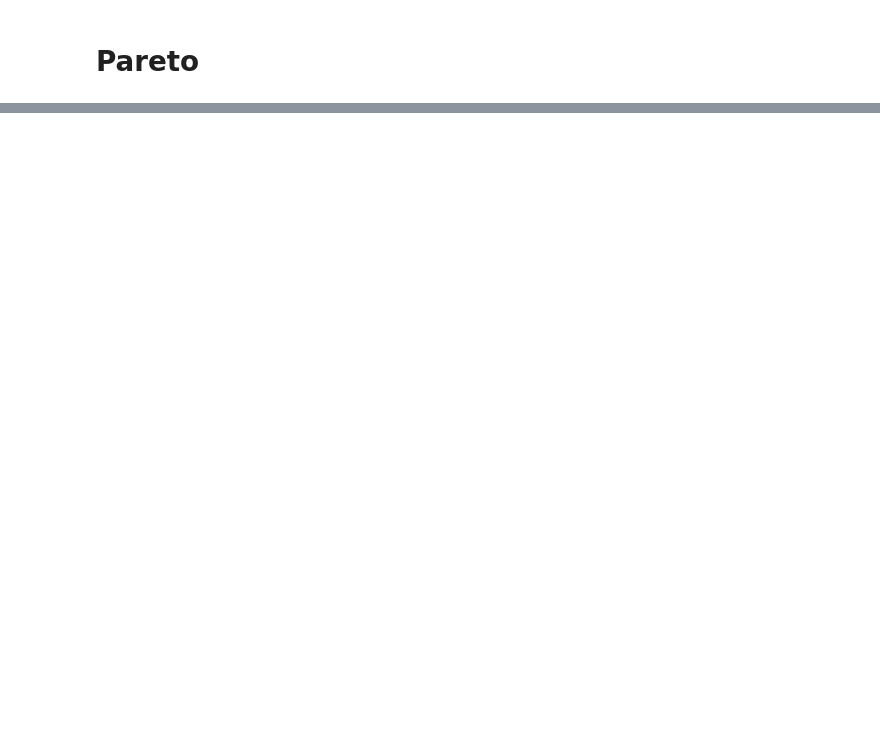
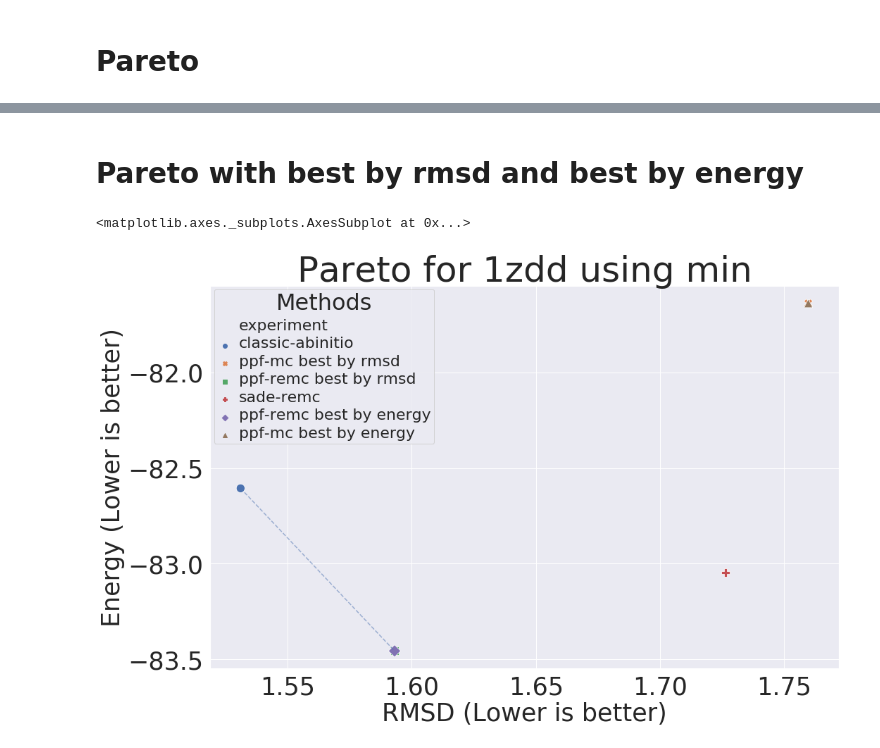
Before and after one commit to h3nnn4n/protein-prediction-framework, a Jupyter notebook: tools/notebooks/analysis/Data Analysis - Pareto.ipynb, the cells around one changed output, grey strips where cells are left out. Cells and saved outputs as stored; diff of their text form; code cells hidden in the pictures; blank space fills up the shorter version.

```diff
--- a/tools/notebooks/analysis/Data Analysis - Pareto.ipynb
+++ b/tools/notebooks/analysis/Data Analysis - Pareto.ipynb
@@ -184,0 +227,2 @@ plt.clf()
+# %% [markdown]
+# Pareto with best by rmsd and best by energy
@@ -184,0 +322,5 @@ plt.clf()
+# %%
+pareto_duo('1zdd')
+# %% [output]
+<matplotlib.axes._subplots.AxesSubplot at 0x...>
+[figure, added]
```
Also changed, not shown: parts of 10 cells of this notebook, 11 other files.
